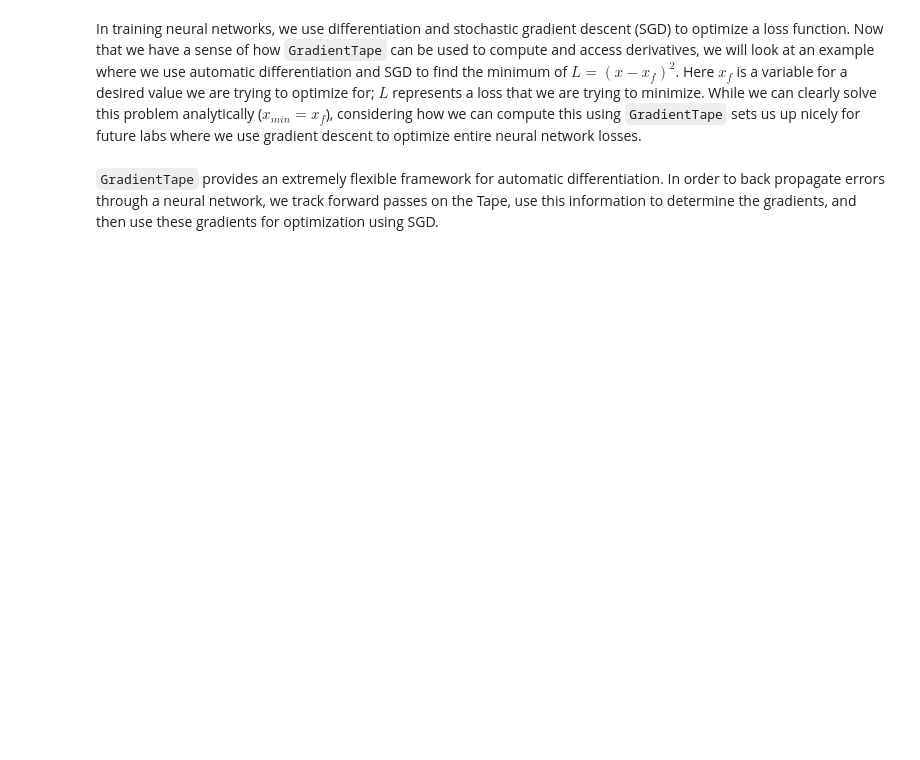
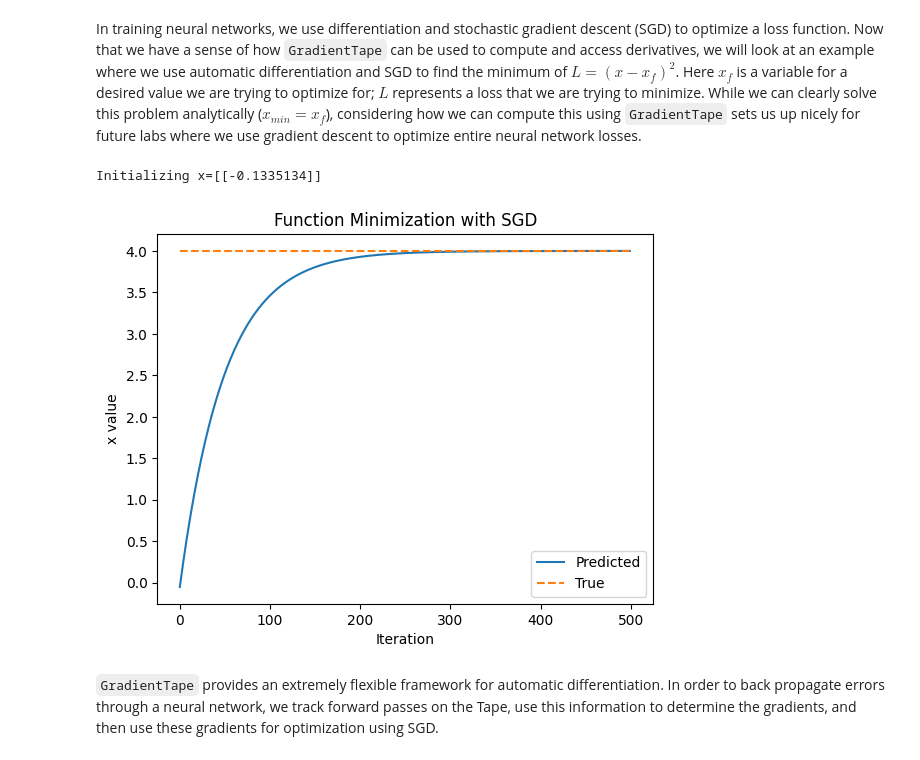
Before and after one commit to apostle2t/Deep-Learning-, a Jupyter notebook: lab1/TF_Part1_Intro.ipynb, the cells around one changed output. Drawn from its saved outputs; the diff is of its cells as text; code cells hidden in the pictures; blank space fills up the shorter version.

```diff
--- a/lab1/TF_Part1_Intro.ipynb
+++ b/lab1/TF_Part1_Intro.ipynb
@@ -321,35 +324,79 @@ assert dy_dx.numpy() == 6.0
 # %% [markdown]
 In training neural networks, we use differentiation and stochastic gradient descent (SGD) to optimize a loss function. Now that we have a sense of how `GradientTape` can be used to compute and access derivatives, we will look at an example where we use automatic differentiation and SGD to find the minimum of $L=(x-x_f)^2$. Here $x_f$ is a variable for a desired value we are trying to optimize for; $L$ represents a loss that we are trying to  minimize. While we can clearly solve this problem analytically ($x_{min}=x_f$), considering how we can compute this using `GradientTape` sets us up nicely for future labs where we use gradient descent to optimize entire neural network losses.
 # %%
-### Function minimization with automatic differentiation and SGD ###
+# import tensorflow as tf
+# import matplotlib.pyplot as plt
+
+# # Initialize a random value for our initial x
+# x = tf.Variable([tf.random.normal([1])])
+# print("Initializing x={}".format(x.numpy()))
+
+# learning_rate = 1e-2  # Learning rate for SGD
+# history = []
+
+# # Define the target value
+# x_f = 4
+
+# # Run SGD for a number of iterations
+# for i in range(500):
+#     with tf.GradientTape() as tape:
+#         '''Define the loss as the squared difference between x and x_f'''
+#         loss = (x - x_f) ** 2  # Mean Squared Error (MSE)
+
+#     # Compute the derivative of the loss with respect to x
+#     grad = tape.gradient(loss, x)
+#     new_x = x - learning_rate * grad  # SGD update
+#     x.assign(new_x)  # Update the value of x
+#     history.append(x.numpy()[0])  # Store history for visualization
+
+# # Plot the evolution of x as we optimize towards x_f
+# plt.plot(history, label="Predicted")
+# plt.plot([0, 500], [x_f, x_f], label="True")
+# plt.legend()
+# plt.xlabel('Iteration')
+# plt.ylabel('x value')
+# plt.title('Function Minimization with SGD')
+# plt.show()
+
+
+import tensorflow as tf
+import matplotlib.pyplot as plt
 
 # Initialize a random value for our initial x
 x = tf.Variable([tf.random.normal([1])])
 print("Initializing x={}".format(x.numpy()))
 
-learning_rate = 1e-2 # learning rate for SGD
+learning_rate = 1e-2  # Learning rate for SGD
 history = []
+
 # Define the target value
 x_f = 4
 
-# We will run SGD for a number of iterations. At each iteration, we compute the loss,
-#   compute the derivative of the loss with respect to x, and perform the SGD update.
+# Run SGD for a number of iterations
 for i in range(500):
-  with tf.GradientTape() as tape:
-    '''TODO: define the loss as described above'''
-    loss = # TODO
+    with tf.GradientTape(persistent=True) as tape:  # <-- Make the tape persistent
+        '''Define the loss as the squared difference between x and x_f'''
+        loss = (x - x_f) ** 2  # Mean Squared Error (MSE)
 
-  # loss minimization using gradient tape
-  grad = tape.gradient(loss, x) # compute the derivative of the loss with respect to x
-  new_x = x - learning_rate*grad # sgd update
-  x.assign(new_x) # update the value of x
-  history.append(x.numpy()[0])
+    # Compute the derivative of the loss with respect to x
+    grad = tape.gradient(loss, x)
+    new_x = x - learning_rate * grad  # SGD update
+    x.assign(new_x)  # Update the value of x
+    history.append(x.numpy()[0])  # Store history for visualization
 
-# Plot the evolution of x as we optimize towards x_f!
-plt.plot(history)
-plt.plot([0, 500],[x_f,x_f])
-plt.legend(('Predicted', 'True'))
+# Delete tape to free memory (optional)
+del tape
+
+# Plot the evolution of x as we optimize towards x_f
+plt.plot(history, label="Predicted")
+plt.plot([0, 500], [x_f, x_f], label="True", linestyle="dashed")
+plt.legend()
 plt.xlabel('Iteration')
 plt.ylabel('x value')
+plt.title('Function Minimization with SGD')
+plt.show()
+# %% [output]
+Initializing x=[[-0.1335134]]
+[figure, added]
 # %% [markdown]
 `GradientTape` provides an extremely flexible framework for automatic differentiation. In order to back propagate errors through a neural network, we track forward passes on the Tape, use this information to determine the gradients, and then use these gradients for optimization using SGD.
```
Also changed, not shown: parts of 1 cell of this notebook.
